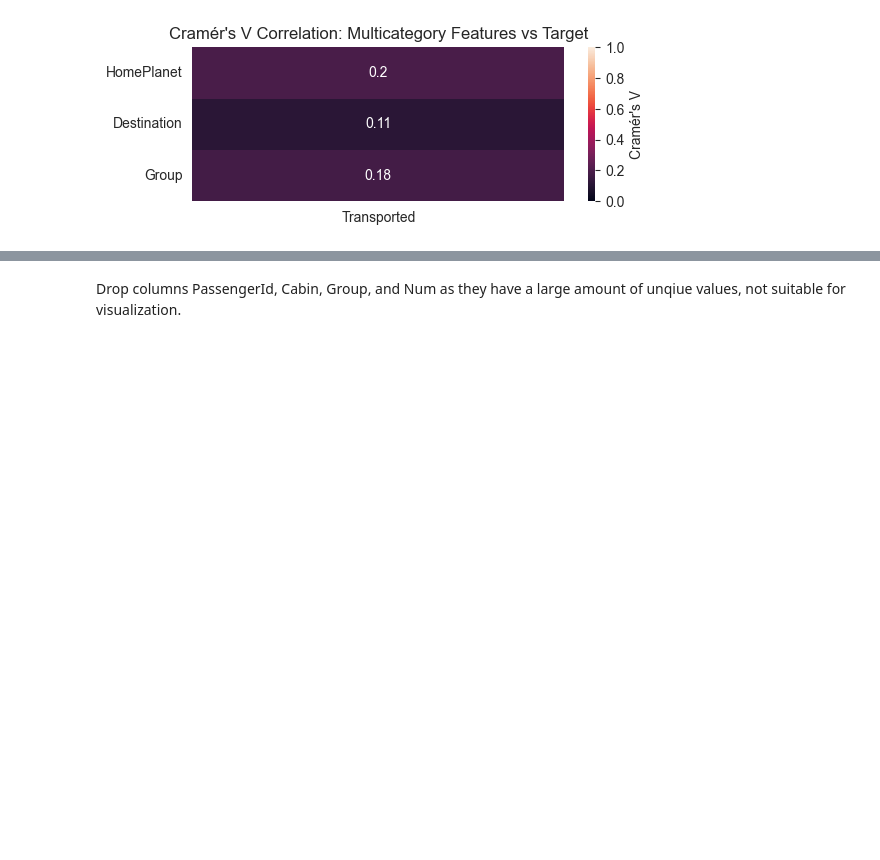
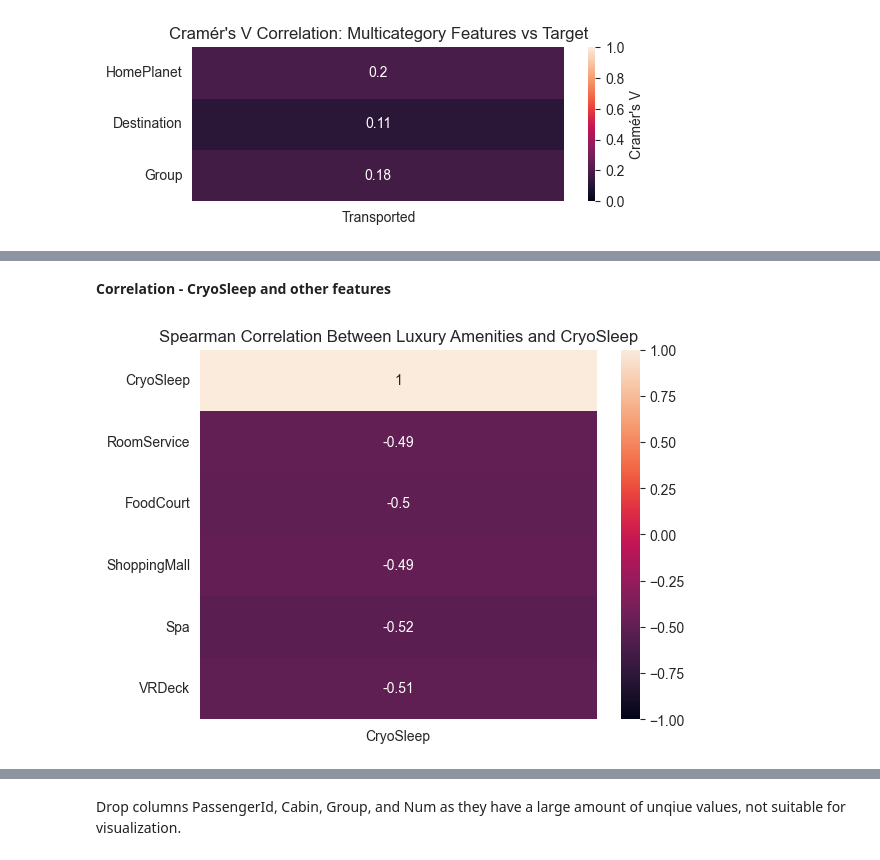
Before and after one commit to CelineChiLamNg/spaceship_prediction, a Jupyter notebook: spaceship_titanic.ipynb, the cells around one changed output, grey strips where cells are left out. Drawn from its saved outputs; the diff is of its cells as text; code cells hidden in the pictures; blank space fills up the shorter version.

```diff
--- a/spaceship_titanic.ipynb
+++ b/spaceship_titanic.ipynb
@@ -383,0 +402,12 @@ calculations shows that it is weakly correlated to other features.
+# %% [markdown]
+**Correlation - CryoSleep and other features**
+# %%
+columns = ['CryoSleep', 'RoomService', 'FoodCourt', 'ShoppingMall', 'Spa',
+           'VRDeck']
+
+corr = spaceship_eda[columns].corr('spearman')[['CryoSleep']]
+sns.heatmap(corr, vmin=-1, vmax=1, annot=True)
+plt.title('Spearman Correlation Between Luxury Amenities and CryoSleep')
+plt.show()
+# %% [output]
+[figure, added]
```
Also changed, not shown: parts of 16 cells of this notebook, 1 other file.
